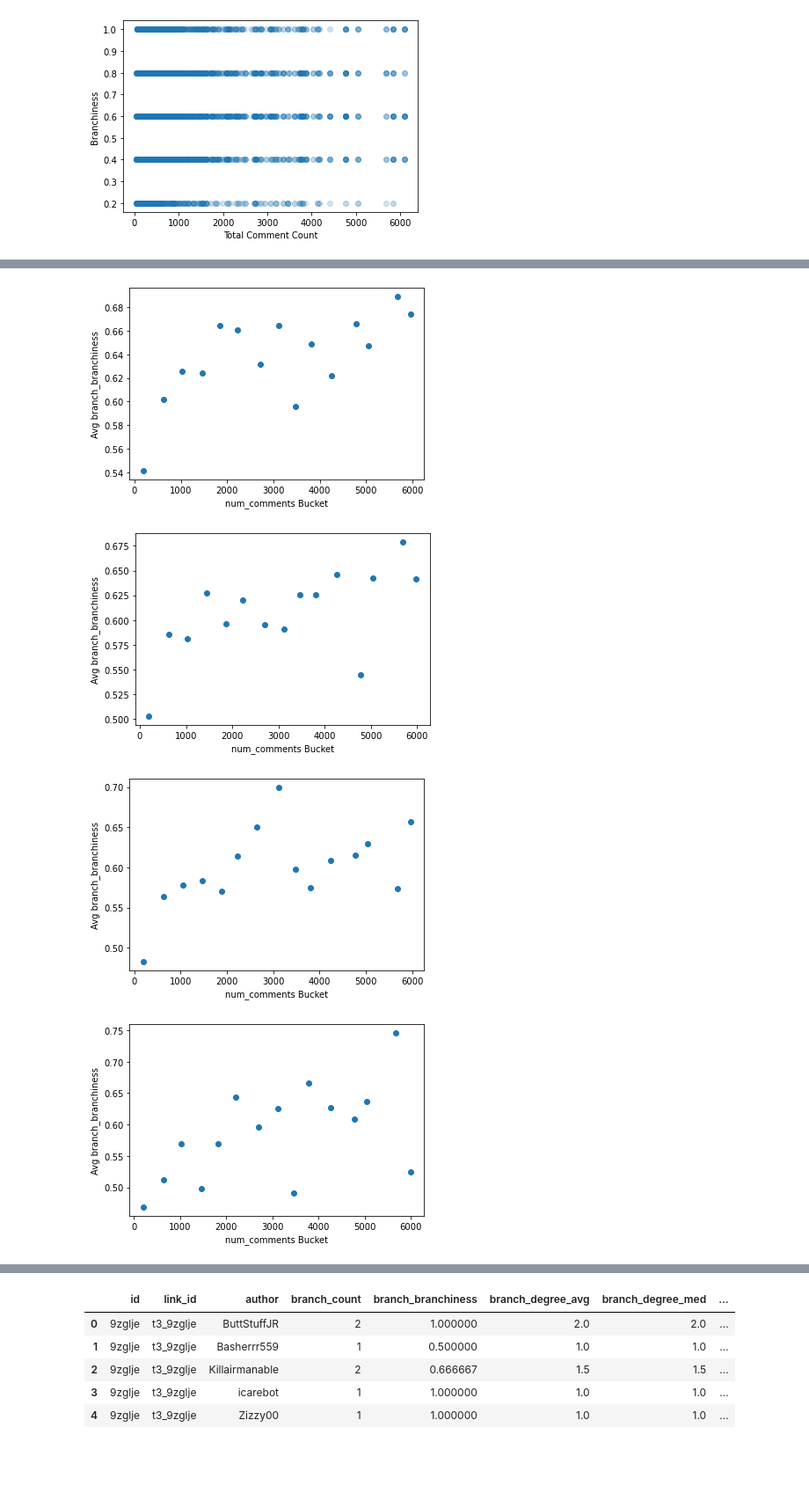
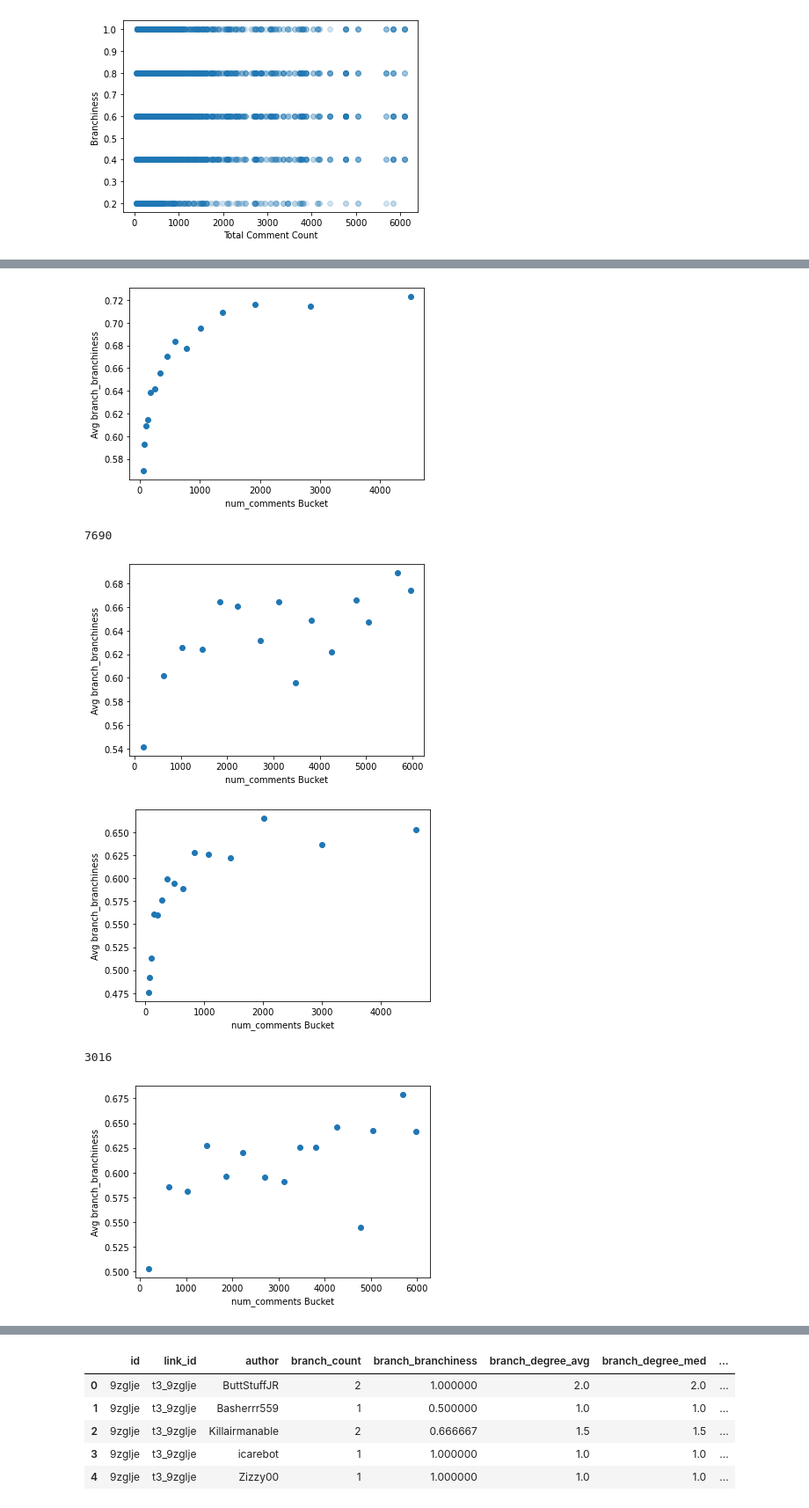
Before and after one commit to cephcyn/cornell_cs6742_a2, a Jupyter notebook: 02_analysis.ipynb, the cells around one changed output, grey strips where cells are left out. Shown at 88% size. Saved outputs shown, nothing was run; the diff lists cells and outputs as text; code cells hidden in the pictures; blank space fills up the shorter version.

```diff
--- a/02_analysis.ipynb
+++ b/02_analysis.ipynb
@@ -238,15 +255,24 @@ plt.show()
 # %%
-# Plot controversialness vs total comment count of each post, only counting users with CONST comments in each post
-# BIN INTO VALUE BUCKETS FOR COMMENT COUNT
+# Plot buzziness vs total comment count of each post, only counting users with CONST comments in each post
 
 temp = temp_peruserpost_df[temp_peruserpost_df['comment_count']==3]
+print(len(temp))
 vis_x_y_valuebound(temp, 15, 'num_comments', 'branch_branchiness')
+vis_x_y_sortedbound(temp, 15, 'num_comments', 'branch_branchiness')
 temp = temp_peruserpost_df[temp_peruserpost_df['comment_count']==5]
+print(len(temp))
 vis_x_y_valuebound(temp, 15, 'num_comments', 'branch_branchiness')
+vis_x_y_sortedbound(temp, 15, 'num_comments', 'branch_branchiness')
 temp = temp_peruserpost_df[temp_peruserpost_df['comment_count']==7]
+print(len(temp))
 vis_x_y_valuebound(temp, 15, 'num_comments', 'branch_branchiness')
+vis_x_y_sortedbound(temp, 15, 'num_comments', 'branch_branchiness')
 temp = temp_peruserpost_df[temp_peruserpost_df['comment_count']==9]
+print(len(temp))
 vis_x_y_valuebound(temp, 15, 'num_comments', 'branch_branchiness')
+vis_x_y_sortedbound(temp, 15, 'num_comments', 'branch_branchiness')
 temp = temp_peruserpost_df[temp_peruserpost_df['comment_count']==11]
+print(len(temp))
 vis_x_y_valuebound(temp, 15, 'num_comments', 'branch_branchiness')
+vis_x_y_sortedbound(temp, 15, 'num_comments', 'branch_branchiness')
 # %% [output]
@@ -253,5 +280,7 @@ vis_x_y_valuebound(temp, 15, 'num_comments', 'branch_branchiness')
 [figure]
-[figure, old version]
+[figure, new version]
+7690
-[figure, old version]
+[figure, new version]
-[figure, old version]
+[figure, new version]
+3016
-[figure, old version]
+[figure, new version]
```
Also changed, not shown: parts of 47 cells of this notebook.
